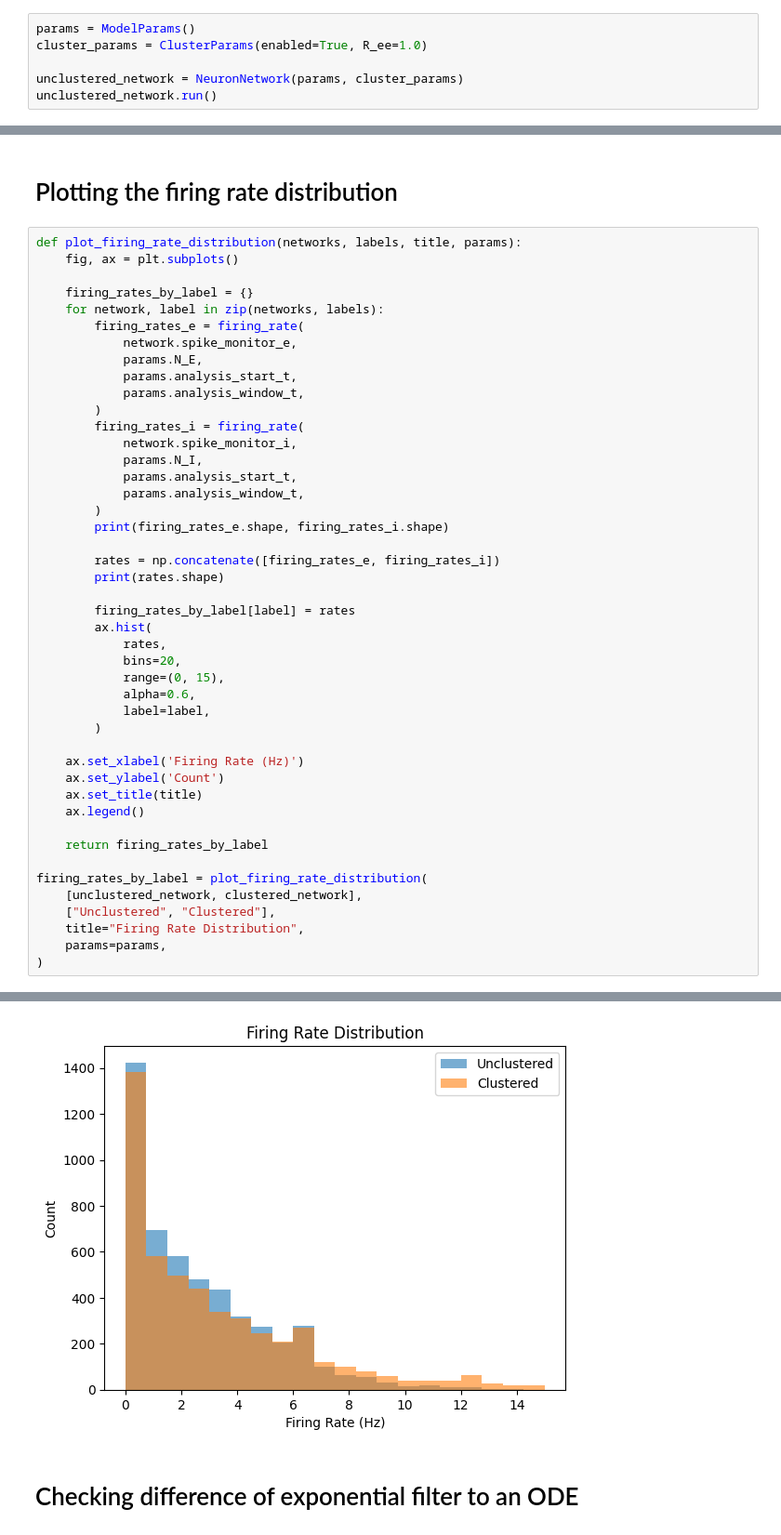
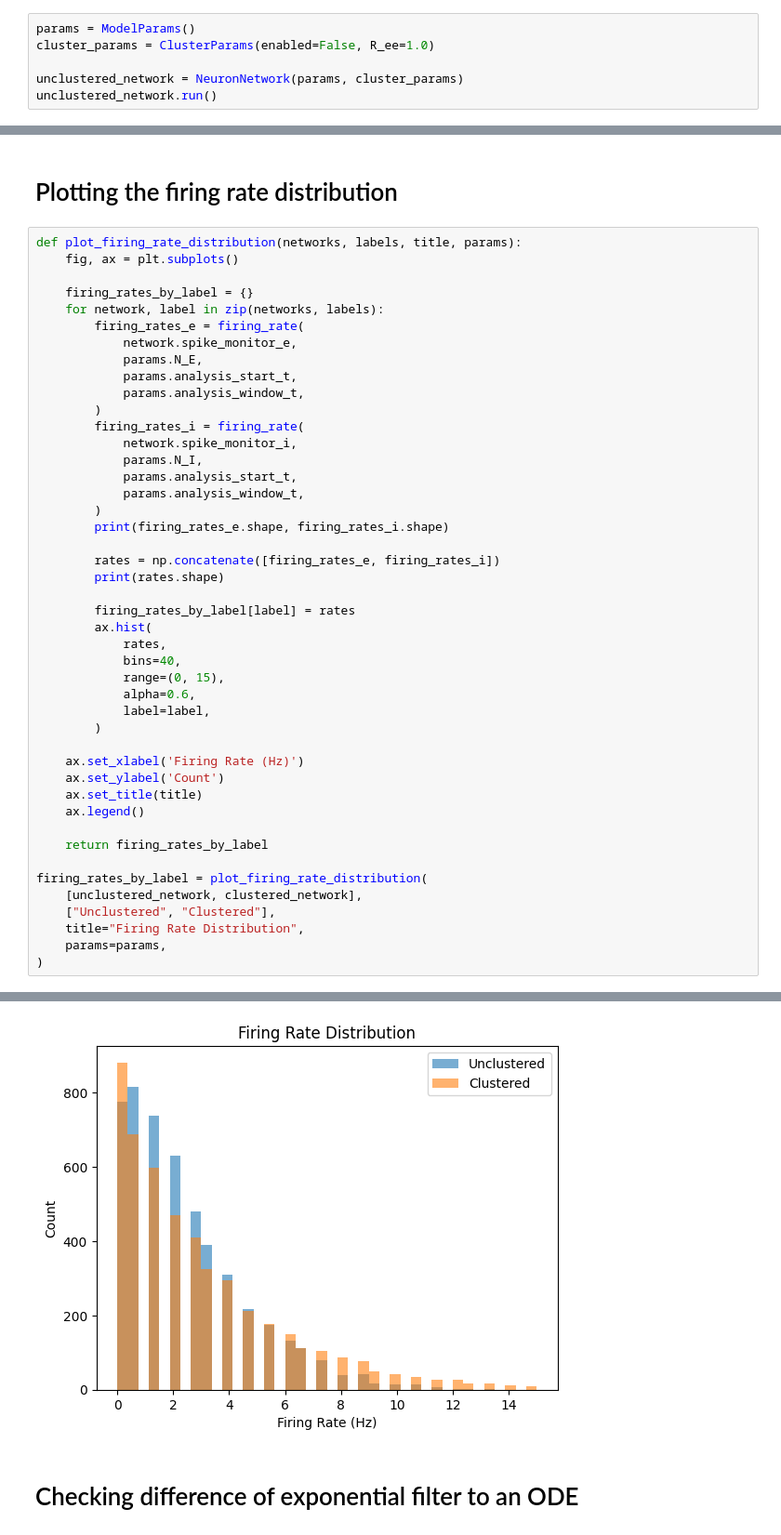
Before and after one commit to arjunpur/clustered-networks, a Jupyter notebook: base_model.ipynb, the cells around one changed output, grey strips where cells are left out. Shown at 93% size. Cells and saved outputs as stored; diff of their text form.

```diff
--- a/base_model.ipynb
+++ b/base_model.ipynb
@@ -11,7 +11,7 @@ from model import ClusterParams, ModelParams, NeuronNetwork, firing_rate
 # Run and plot an un-clustered network
 # %%
 params = ModelParams()
-cluster_params = ClusterParams(enabled=True, R_ee=1.0)
+cluster_params = ClusterParams(enabled=False, R_ee=1.0)
 
 unclustered_network = NeuronNetwork(params, cluster_params)
 unclustered_network.run()
@@ -181,35 +192,35 @@ def plot_firing_rate_distribution(networks, labels, title, params):
 
         rates = np.concatenate([firing_rates_e, firing_rates_i])
         print(rates.shape)
 
         firing_rates_by_label[label] = rates
         ax.hist(
             rates,
-            bins=20,
+            bins=40,
             range=(0, 15),
             alpha=0.6,
             label=label,
         )
 
     ax.set_xlabel('Firing Rate (Hz)')
     ax.set_ylabel('Count')
     ax.set_title(title)
     ax.legend()
 
     return firing_rates_by_label
 
 firing_rates_by_label = plot_firing_rate_distribution(
     [unclustered_network, clustered_network],
     ["Unclustered", "Clustered"],
     title="Firing Rate Distribution",
     params=params,
 )
 # %% [output]
 (4000,) (1000,)
 (5000,)
 (4000,) (1000,)
 (5000,)
-[figure, old version]
+[figure, new version]
 # %% [markdown]
 # Checking difference of exponential filter to an ODE
 # %%
```
Also changed, not shown: parts of 12 cells of this notebook, 1 other file.
